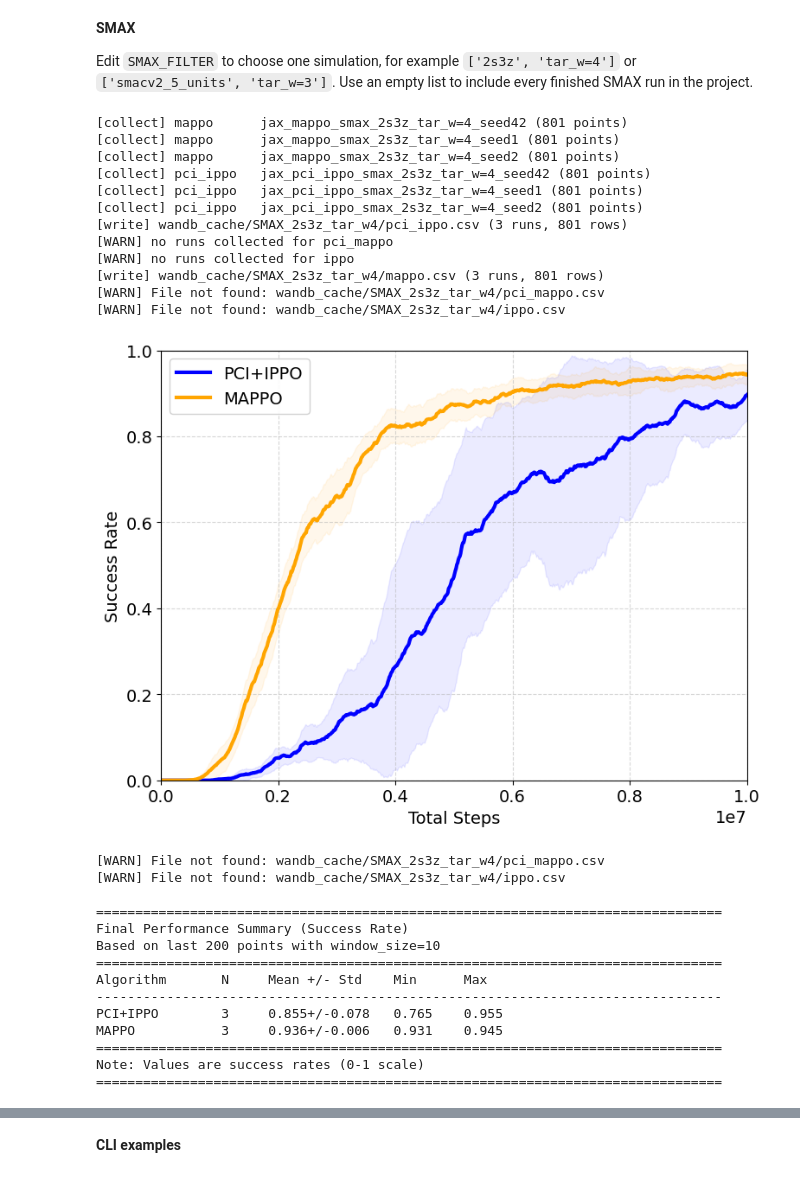
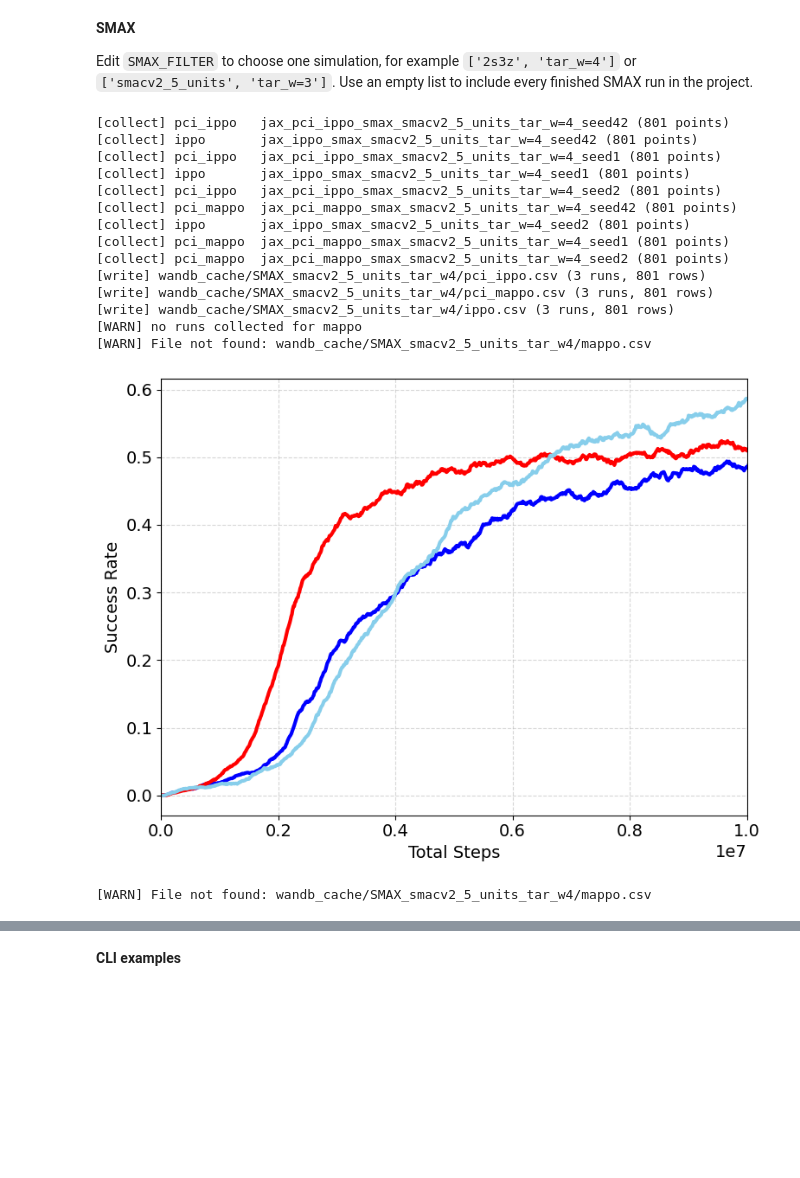
Before and after one commit to chamjinJoo/credit_assign_IRR, a Jupyter notebook: figures/fig_wandb_training_curves.ipynb, the cells around one changed output, grey strips where cells are left out. Drawn from its saved outputs; the diff is of its cells as text; code cells hidden in the pictures; blank space fills up the shorter version.

```diff
--- a/figures/fig_wandb_training_curves.ipynb
+++ b/figures/fig_wandb_training_curves.ipynb
@@ -127,46 +185,57 @@ Note: Values are success rates (0-1 scale)
 
 Edit `SMAX_FILTER` to choose one simulation, for example `['2s3z', 'tar_w=4']` or `['smacv2_5_units', 'tar_w=3']`. Use an empty list to include every finished SMAX run in the project.
 # %%
-SMAX_FILTER = ["2s3z", "tar_w=4"]
+SMAX_FILTER = ["smacv2_5_units", "tar_w=4"]
 filter_name = "all" if not SMAX_FILTER else "_".join(s.replace("=", "") for s in SMAX_FILTER)
 SMAX_DIR = Path("wandb_cache") / f"SMAX_{filter_name}"
 
 fetch_wandb_training_curves(
     preset="smax",
     entity=ENTITY,
     output_dir=SMAX_DIR,
     state="finished",
     contains=SMAX_FILTER,
 )
 
 smax_config = build_plot_config("smax", SMAX_DIR)
-plot(smax_config, figsize=(8, 6), window_size=20, xlim=(0, 1e7))
-print_performance_table(smax_config, window_size=10, last_n=200)
+
+plot(
+    smax_config,
+    figsize=(8, 6),
+    window_size=WINDOW,
+    xlim=(0, 1e7),
+    mean_only=True,
+)
+
+# 2) final performance distribution
+plot_final_distribution(
+    smax_config,
+    window_size=WINDOW,
+    last_n=LAST_N,
+    figsize=(7, 5),
+    ylim=(0, 1),
+)
+
+# 3) summary table
+print_performance_table(
+    smax_config,
+    window_size=WINDOW,
+    last_n=LAST_N,
+)
 # %% [output]
-[collect] mappo      jax_mappo_smax_2s3z_tar_w=4_seed42 (801 points)
-[collect] mappo      jax_mappo_smax_2s3z_tar_w=4_seed1 (801 points)
-[collect] mappo      jax_mappo_smax_2s3z_tar_w=4_seed2 (801 points)
-[collect] pci_ippo   jax_pci_ippo_smax_2s3z_tar_w=4_seed42 (801 points)
-[collect] pci_ippo   jax_pci_ippo_smax_2s3z_tar_w=4_seed1 (801 points)
-[collect] pci_ippo   jax_pci_ippo_smax_2s3z_tar_w=4_seed2 (801 points)
-[write] wandb_cache/SMAX_2s3z_tar_w4/pci_ippo.csv (3 runs, 801 rows)
-[WARN] no runs collected for pci_mappo
-[WARN] no runs collected for ippo
-[write] wandb_cache/SMAX_2s3z_tar_w4/mappo.csv (3 runs, 801 rows)
-[WARN] File not found: wandb_cache/SMAX_2s3z_tar_w4/pci_mappo.csv
-[WARN] File not found: wandb_cache/SMAX_2s3z_tar_w4/ippo.csv
+[collect] pci_ippo   jax_pci_ippo_smax_smacv2_5_units_tar_w=4_seed42 (801 points)
+[collect] ippo       jax_ippo_smax_smacv2_5_units_tar_w=4_seed42 (801 points)
+[collect] pci_ippo   jax_pci_ippo_smax_smacv2_5_units_tar_w=4_seed1 (801 points)
+[collect] ippo       jax_ippo_smax_smacv2_5_units_tar_w=4_seed1 (801 points)
+[collect] pci_ippo   jax_pci_ippo_smax_smacv2_5_units_tar_w=4_seed2 (801 points)
+[collect] pci_mappo  jax_pci_mappo_smax_smacv2_5_units_tar_w=4_seed42 (801 points)
+[collect] ippo       jax_ippo_smax_smacv2_5_units_tar_w=4_seed2 (801 points)
+[collect] pci_mappo  jax_pci_mappo_smax_smacv2_5_units_tar_w=4_seed1 (801 points)
+[collect] pci_mappo  jax_pci_mappo_smax_smacv2_5_units_tar_w=4_seed2 (801 points)
+[write] wandb_cache/SMAX_smacv2_5_units_tar_w4/pci_ippo.csv (3 runs, 801 rows)
+[write] wandb_cache/SMAX_smacv2_5_units_tar_w4/pci_mappo.csv (3 runs, 801 rows)
+[write] wandb_cache/SMAX_smacv2_5_units_tar_w4/ippo.csv (3 runs, 801 rows)
+[WARN] no runs collected for mappo
+[WARN] File not found: wandb_cache/SMAX_smacv2_5_units_tar_w4/mappo.csv
-[figure, old version]
+[figure, new version]
-[WARN] File not found: wandb_cache/SMAX_2s3z_tar_w4/pci_mappo.csv
-[WARN] File not found: wandb_cache/SMAX_2s3z_tar_w4/ippo.csv
-
-================================================================================
-Final Performance Summary (Success Rate)
-Based on last 200 points with window_size=10
-================================================================================
-Algorithm       N     Mean +/- Std    Min      Max
---------------------------------------------------------------------------------
-PCI+IPPO        3     0.855+/-0.078   0.765    0.955
-MAPPO           3     0.936+/-0.006   0.931    0.945
-================================================================================
-Note: Values are success rates (0-1 scale)
-================================================================================
+[WARN] File not found: wandb_cache/SMAX_smacv2_5_units_tar_w4/mappo.csv
```
Also changed, not shown: parts of 4 cells of this notebook, 28 other files.
